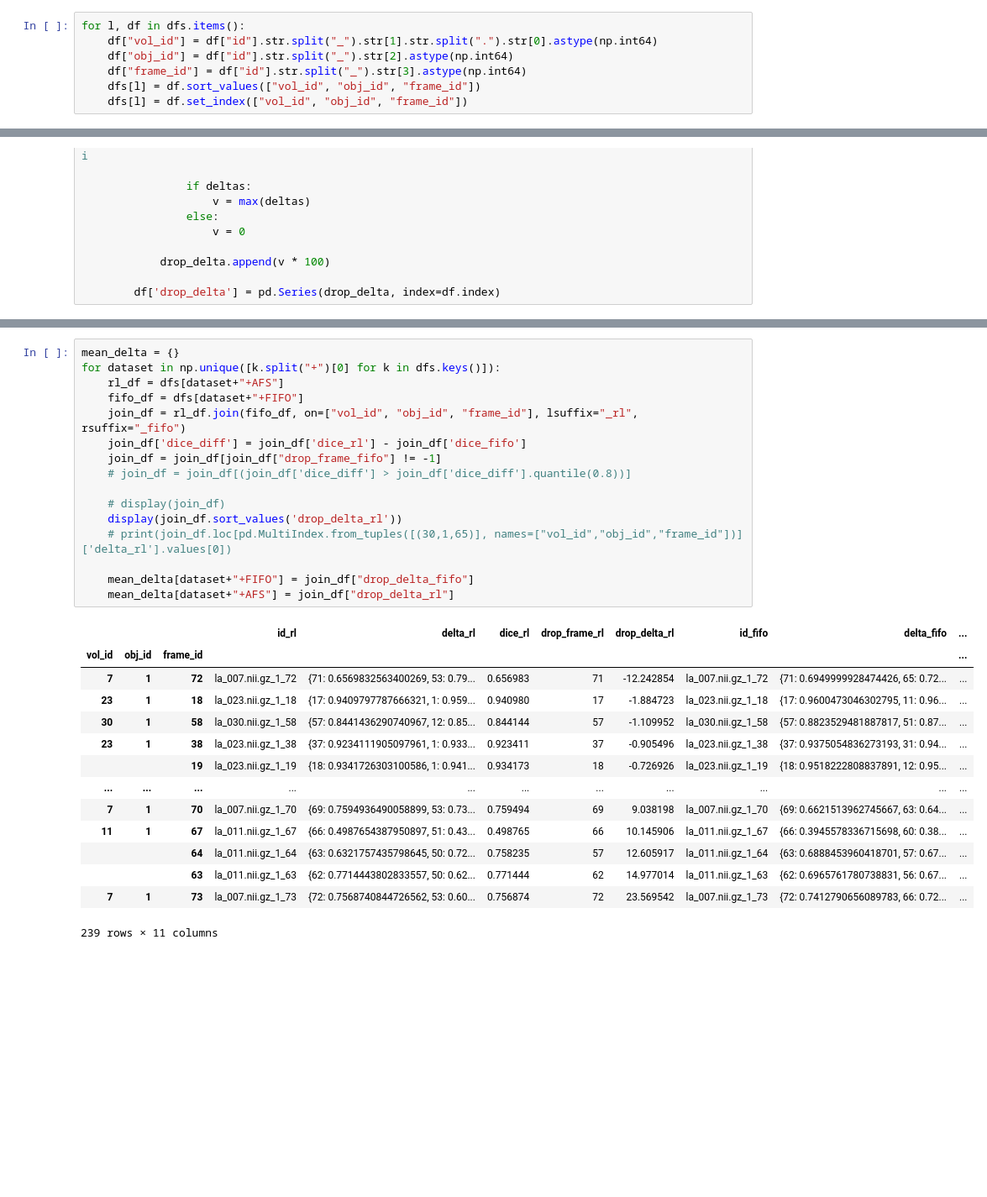
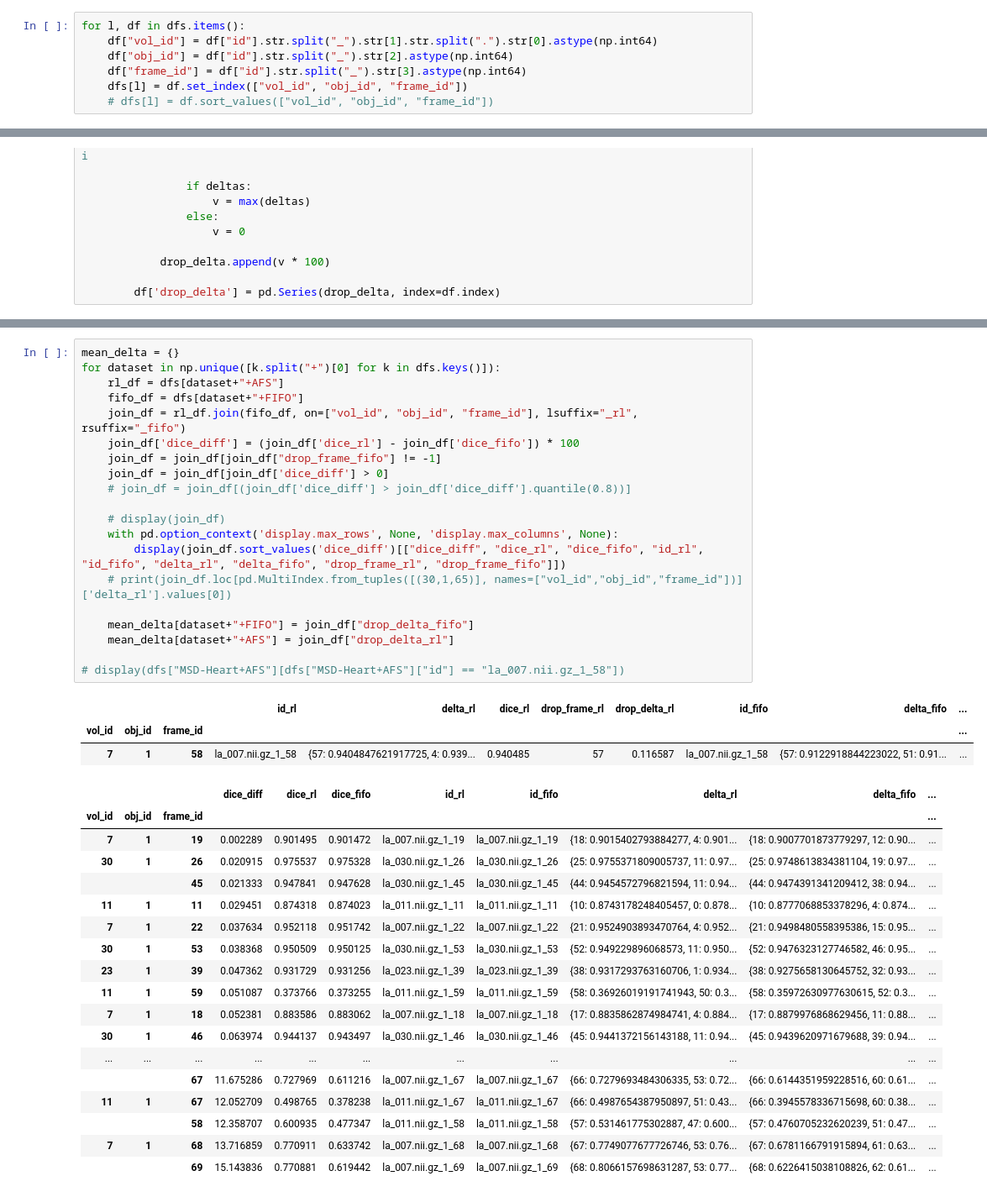
Before and after one commit to UreMine02/DQN-MedSAM2, a Jupyter notebook: ablation_ppo.ipynb, the cells around one changed output, grey strips where cells are left out. Shown at 84% size. Cells and saved outputs as stored; diff of their text form; blank space fills up the shorter version.

```diff
--- a/ablation_ppo.ipynb
+++ b/ablation_ppo.ipynb
@@ -22,5 +24,5 @@ for l, df in dfs.items():
     df["vol_id"] = df["id"].str.split("_").str[1].str.split(".").str[0].astype(np.int64)
     df["obj_id"] = df["id"].str.split("_").str[2].astype(np.int64)
     df["frame_id"] = df["id"].str.split("_").str[3].astype(np.int64)
-    dfs[l] = df.sort_values(["vol_id", "obj_id", "frame_id"])
     dfs[l] = df.set_index(["vol_id", "obj_id", "frame_id"])
+    # dfs[l] = df.sort_values(["vol_id", "obj_id", "frame_id"])
@@ -68,34 +82,45 @@ for label, df in dfs.items():
 # %%
 mean_delta = {}
 for dataset in np.unique([k.split("+")[0] for k in dfs.keys()]):
     rl_df = dfs[dataset+"+AFS"]
     fifo_df = dfs[dataset+"+FIFO"]
     join_df = rl_df.join(fifo_df, on=["vol_id", "obj_id", "frame_id"], lsuffix="_rl", rsuffix="_fifo")
-    join_df['dice_diff'] = join_df['dice_rl'] - join_df['dice_fifo']
+    join_df['dice_diff'] = (join_df['dice_rl'] - join_df['dice_fifo']) * 100
     join_df = join_df[join_df["drop_frame_fifo"] != -1]
+    join_df = join_df[join_df['dice_diff'] > 0]
     # join_df = join_df[(join_df['dice_diff'] > join_df['dice_diff'].quantile(0.8))]
 
     # display(join_df)
-    display(join_df.sort_values('drop_delta_rl'))
+    with pd.option_context('display.max_rows', None, 'display.max_columns', None):
+        display(join_df.sort_values('dice_diff')[["dice_diff", "dice_rl", "dice_fifo", "id_rl", "id_fifo", "delta_rl", "delta_fifo", "drop_frame_rl", "drop_frame_fifo"]])
     # print(join_df.loc[pd.MultiIndex.from_tuples([(30,1,65)], names=["vol_id","obj_id","frame_id"])]['delta_rl'].values[0])
 
     mean_delta[dataset+"+FIFO"] = join_df["drop_delta_fifo"]
     mean_delta[dataset+"+AFS"] = join_df["drop_delta_rl"]
+
+# display(dfs["MSD-Heart+AFS"][dfs["MSD-Heart+AFS"]["id"] == "la_007.nii.gz_1_58"])
 # %% [output]
 |  |  |  | id_rl | delta_rl | dice_rl | drop_frame_rl | drop_delta_rl | id_fifo | delta_fifo | ... |
 | vol_id | obj_id | frame_id |  |  |  |  |  |  |  | ... |
-| 7 | 1 | 72 | la_007.nii.gz_1_72 | {71: 0.6569832563400269, 53: 0.79... | 0.656983 | 71 | -12.242854 | la_007.nii.gz_1_72 | {71: 0.6949999928474426, 65: 0.72... | ... |
-| 23 | 1 | 18 | la_023.nii.gz_1_18 | {17: 0.9409797787666321, 1: 0.959... | 0.940980 | 17 | -1.884723 | la_023.nii.gz_1_18 | {17: 0.9600473046302795, 11: 0.96... | ... |
-| 30 | 1 | 58 | la_030.nii.gz_1_58 | {57: 0.8441436290740967, 12: 0.85... | 0.844144 | 57 | -1.109952 | la_030.nii.gz_1_58 | {57: 0.8823529481887817, 51: 0.87... | ... |
-| 23 | 1 | 38 | la_023.nii.gz_1_38 | {37: 0.9234111905097961, 1: 0.933... | 0.923411 | 37 | -0.905496 | la_023.nii.gz_1_38 | {37: 0.9375054836273193, 31: 0.94... | ... |
-|  |  | 19 | la_023.nii.gz_1_19 | {18: 0.9341726303100586, 1: 0.941... | 0.934173 | 18 | -0.726926 | la_023.nii.gz_1_19 | {18: 0.9518222808837891, 12: 0.95... | ... |
-| ... | ... | ... | ... | ... | ... | ... | ... | ... | ... | ... |
-| 7 | 1 | 70 | la_007.nii.gz_1_70 | {69: 0.7594936490058899, 53: 0.73... | 0.759494 | 69 | 9.038198 | la_007.nii.gz_1_70 | {69: 0.6621513962745667, 63: 0.64... | ... |
-| 11 | 1 | 67 | la_011.nii.gz_1_67 | {66: 0.4987654387950897, 51: 0.43... | 0.498765 | 66 | 10.145906 | la_011.nii.gz_1_67 | {66: 0.3945578336715698, 60: 0.38... | ... |
-|  |  | 64 | la_011.nii.gz_1_64 | {63: 0.6321757435798645, 50: 0.72... | 0.758235 | 57 | 12.605917 | la_011.nii.gz_1_64 | {63: 0.6888453960418701, 57: 0.67... | ... |
-|  |  | 63 | la_011.nii.gz_1_63 | {62: 0.7714443802833557, 50: 0.62... | 0.771444 | 62 | 14.977014 | la_011.nii.gz_1_63 | {62: 0.6965761780738831, 56: 0.67... | ... |
-| 7 | 1 | 73 | la_007.nii.gz_1_73 | {72: 0.7568740844726562, 53: 0.60... | 0.756874 | 72 | 23.569542 | la_007.nii.gz_1_73 | {72: 0.7412790656089783, 66: 0.72... | ... |
+| 7 | 1 | 58 | la_007.nii.gz_1_58 | {57: 0.9404847621917725, 4: 0.939... | 0.940485 | 57 | 0.116587 | la_007.nii.gz_1_58 | {57: 0.9122918844223022, 51: 0.91... | ... |
-239 rows × 11 columns
+|  |  |  | dice_diff | dice_rl | dice_fifo | id_rl | id_fifo | delta_rl | delta_fifo | ... |
+| vol_id | obj_id | frame_id |  |  |  |  |  |  |  | ... |
+| 7 | 1 | 19 | 0.002289 | 0.901495 | 0.901472 | la_007.nii.gz_1_19 | la_007.nii.gz_1_19 | {18: 0.9015402793884277, 4: 0.901... | {18: 0.9007701873779297, 12: 0.90... | ... |
+| 30 | 1 | 26 | 0.020915 | 0.975537 | 0.975328 | la_030.nii.gz_1_26 | la_030.nii.gz_1_26 | {25: 0.9755371809005737, 11: 0.97... | {25: 0.9748613834381104, 19: 0.97... | ... |
+|  |  | 45 | 0.021333 | 0.947841 | 0.947628 | la_030.nii.gz_1_45 | la_030.nii.gz_1_45 | {44: 0.9454572796821594, 11: 0.94... | {44: 0.9474391341209412, 38: 0.94... | ... |
+| 11 | 1 | 11 | 0.029451 | 0.874318 | 0.874023 | la_011.nii.gz_1_11 | la_011.nii.gz_1_11 | {10: 0.8743178248405457, 0: 0.878... | {10: 0.8777068853378296, 4: 0.874... | ... |
+| 7 | 1 | 22 | 0.037634 | 0.952118 | 0.951742 | la_007.nii.gz_1_22 | la_007.nii.gz_1_22 | {21: 0.9524903893470764, 4: 0.952... | {21: 0.9498480558395386, 15: 0.95... | ... |
+| 30 | 1 | 53 | 0.038368 | 0.950509 | 0.950125 | la_030.nii.gz_1_53 | la_030.nii.gz_1_53 | {52: 0.949229896068573, 11: 0.950... | {52: 0.9476323127746582, 46: 0.95... | ... |
+| 23 | 1 | 39 | 0.047362 | 0.931729 | 0.931256 | la_023.nii.gz_1_39 | la_023.nii.gz_1_39 | {38: 0.9317293763160706, 1: 0.934... | {38: 0.9275658130645752, 32: 0.93... | ... |
+| 11 | 1 | 59 | 0.051087 | 0.373766 | 0.373255 | la_011.nii.gz_1_59 | la_011.nii.gz_1_59 | {58: 0.36926019191741943, 50: 0.3... | {58: 0.35972630977630615, 52: 0.3... | ... |
+| 7 | 1 | 18 | 0.052381 | 0.883586 | 0.883062 | la_007.nii.gz_1_18 | la_007.nii.gz_1_18 | {17: 0.8835862874984741, 4: 0.884... | {17: 0.8879976868629456, 11: 0.88... | ... |
+| 30 | 1 | 46 | 0.063974 | 0.944137 | 0.943497 | la_030.nii.gz_1_46 | la_030.nii.gz_1_46 | {45: 0.9441372156143188, 11: 0.94... | {45: 0.9439620971679688, 39: 0.94... | ... |
+| ... | ... | ... | ... | ... | ... | ... | ... | ... | ... | ... |
+|  |  | 67 | 11.675286 | 0.727969 | 0.611216 | la_007.nii.gz_1_67 | la_007.nii.gz_1_67 | {66: 0.7279693484306335, 53: 0.72... | {66: 0.6144351959228516, 60: 0.61... | ... |
+| 11 | 1 | 67 | 12.052709 | 0.498765 | 0.378238 | la_011.nii.gz_1_67 | la_011.nii.gz_1_67 | {66: 0.4987654387950897, 51: 0.43... | {66: 0.3945578336715698, 60: 0.38... | ... |
+|  |  | 58 | 12.358707 | 0.600935 | 0.477347 | la_011.nii.gz_1_58 | la_011.nii.gz_1_58 | {57: 0.531461775302887, 47: 0.600... | {57: 0.4760705232620239, 51: 0.47... | ... |
+| 7 | 1 | 68 | 13.716859 | 0.770911 | 0.633742 | la_007.nii.gz_1_68 | la_007.nii.gz_1_68 | {67: 0.7749077677726746, 53: 0.76... | {67: 0.6781166791915894, 61: 0.63... | ... |
+|  |  | 69 | 15.143836 | 0.770881 | 0.619442 | la_007.nii.gz_1_69 | la_007.nii.gz_1_69 | {68: 0.8066157698631287, 53: 0.77... | {68: 0.6226415038108826, 62: 0.61... | ... |
 # %%
 # Set publication-quality style
 sns.set_theme(style="whitegrid", font="DejaVu Sans", font_scale=1.2)
```
Also changed, not shown: parts of 3 cells of this notebook, 3 other files.
